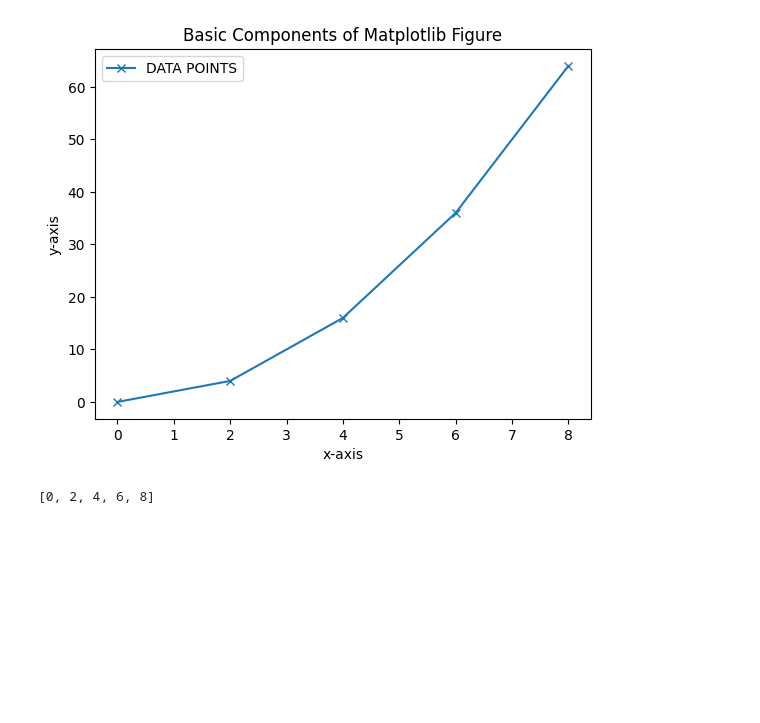
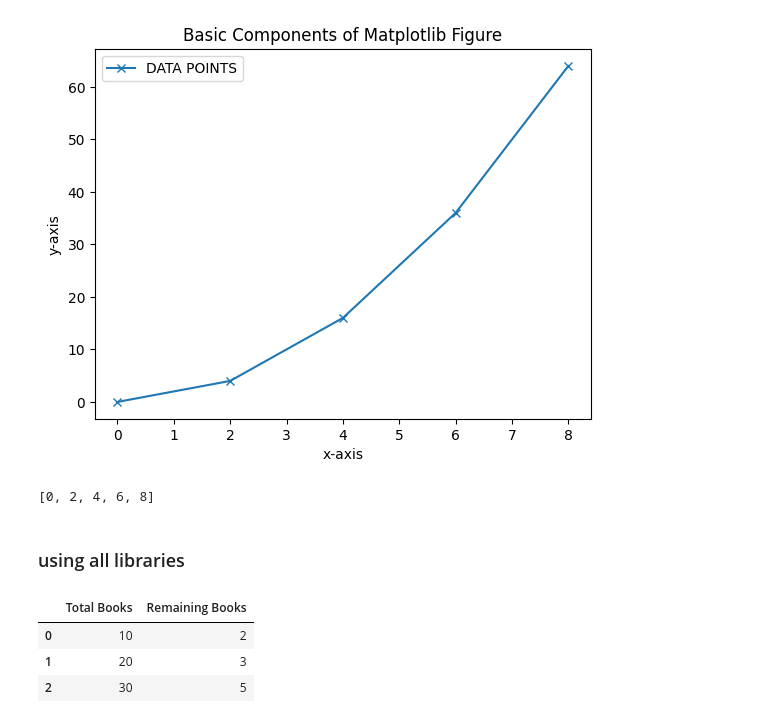
Before and after one commit to ESET0122/basic, a Jupyter notebook: Basics of Python/Assesments/Assignment 1/analysis.ipynb, the cells around one changed output. Drawn from its saved outputs; the diff is of its cells as text; code cells hidden in the pictures; blank space fills up the shorter version.

```diff
--- a/Basics of Python/Assesments/Assignment 1/analysis.ipynb
+++ b/Basics of Python/Assesments/Assignment 1/analysis.ipynb
@@ -169,3 +169,18 @@ print(x)
 # %% [output]
 [figure]
 [0, 2, 4, 6, 8]
+# %% [markdown]
+### using all libraries
+# %%
+books_num = np.array([10,20,30])
+rem_books = np.array([2,3,5])
+
+
+df = pd.DataFrame({"Total Books":books_num, "Remaining Books":rem_books})
+df.head()
+# plt.hist(df.index,df['Total Books']['Remaining Books'])
+# %% [output]
+|  | Total Books | Remaining Books |
+| 0 | 10 | 2 |
+| 1 | 20 | 3 |
+| 2 | 30 | 5 |
```
Also changed, not shown: parts of 1 cell of this notebook, 20 other files.
